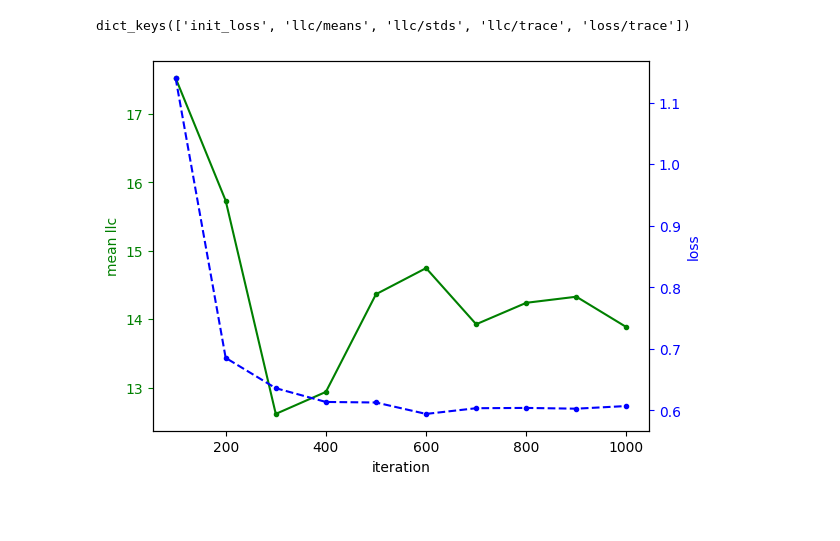
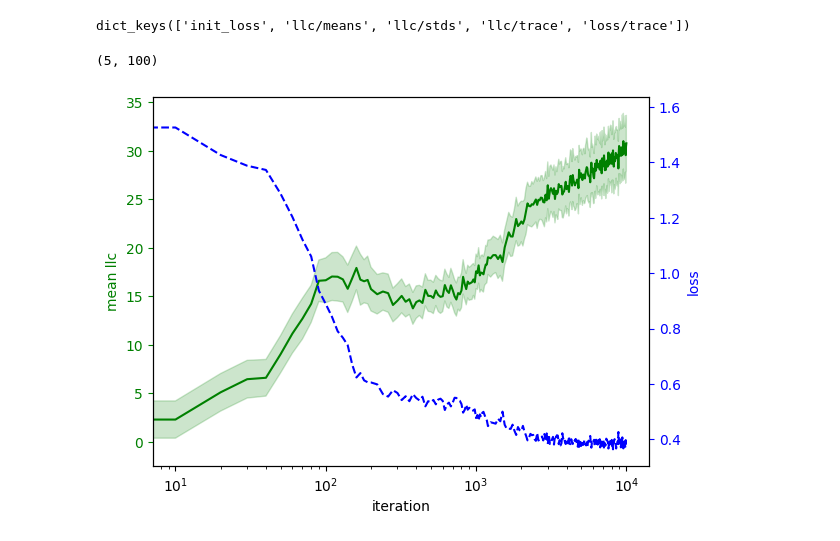
Before and after one commit to cybershiptrooper/ConceptPercolation, a Jupyter notebook: load_llc.ipynb, the cells around one changed output. Cells and saved outputs as stored; diff of their text form; code cells hidden in the pictures; blank space fills up the shorter version.

```diff
--- a/load_llc.ipynb
+++ b/load_llc.ipynb
@@ -6,10 +7,12 @@ import numpy as np
 # %%
+iters = list(range(0, 200, 10)) + list(range(200, 1200, 20)) + list(range(1200, 10_001, 50))
 llc_files = [hf_hub_download(
-    "cybershiptrooper/oohv6uys_ckpts",
-    repo_type="dataset",
+    "cybershiptrooper/ConceptPerlocation_px47qrx5_ckpts",
+    repo_type="model",
     filename=f"llc/llc_output_it_{it}.pkl",
-    local_dir="./cache",
-) for it in range(100, 1001, 100)]
+    revision="more_llcs",
+    local_dir="./cache/px47qrx5",
+) for it in tqdm(iters)]
 # %%
 llcs = []
 for file in llc_files:
@@ -20,26 +23,34 @@ for file in llc_files:
 llcs[0].keys()
 # %% [output]
 dict_keys(['init_loss', 'llc/means', 'llc/stds', 'llc/trace', 'loss/trace'])
+# %%
+llcs[0]["llc/trace"].shape
+# %% [output]
+(5, 100)
 # %%
-x = list(range(100, 1001, 100))
-y = [llc["llc/means"][-1] for llc in llcs]
-y_err = [llc["llc/stds"][-1] for llc in llcs]
+x = iters
+y = [llc["llc/means"].mean() for llc in llcs]
+y_err = [llc["llc/stds"].mean() for llc in llcs]
 y_loss = [llc["init_loss"] for llc in llcs]
 # plt.plot(x, y)
 
 # plot x and y_loss with a scale on the right side
 fig, ax1 = plt.subplots()
-ax1.plot(x, y, 'g.-')
+ax1.plot(x, y, 'g-')
 #fill between
-# ax1.fill_between(x, [y[i] - y_err[i] for i in range(len(y))], [y[i] + y_err[i] for i in range(len(y))], color='g', alpha=0.2)
+ax1.fill_between(x, [y[i] - y_err[i] for i in range(len(y))], [y[i] + y_err[i] for i in range(len(y))], color='g', alpha=0.2)
 ax1.set_xlabel('iteration')
 ax1.set_ylabel('mean llc', color='g')
 ax1.tick_params('y', colors='g')
 
 ax2 = ax1.twinx()
-ax2.plot(x, y_loss, 'b.--')
+ax2.plot(x, y_loss, 'b--')
 ax2.set_ylabel('loss', color='b')
 ax2.tick_params('y', colors='b')
+
+# set x axis to log scale
+plt.xscale('log')
+# plt.xlim([10, 1200])
 # %% [output]
-[figure, old version]
+[figure, new version]
 # %%
```
Also changed, not shown: parts of 3 cells of this notebook, 5 other files.
